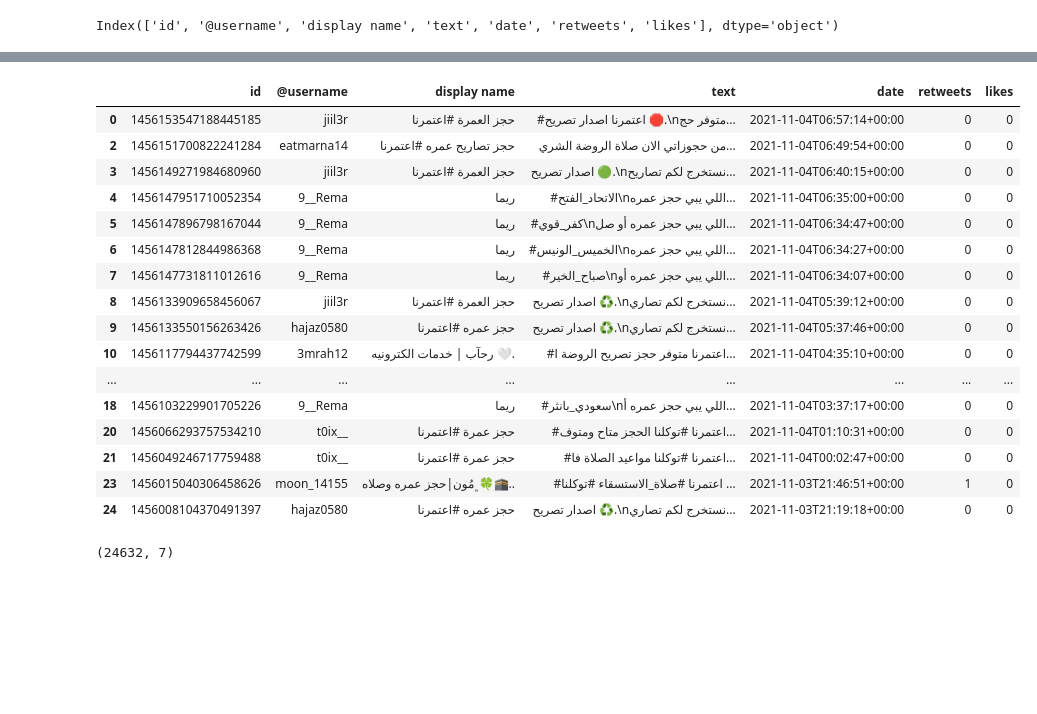
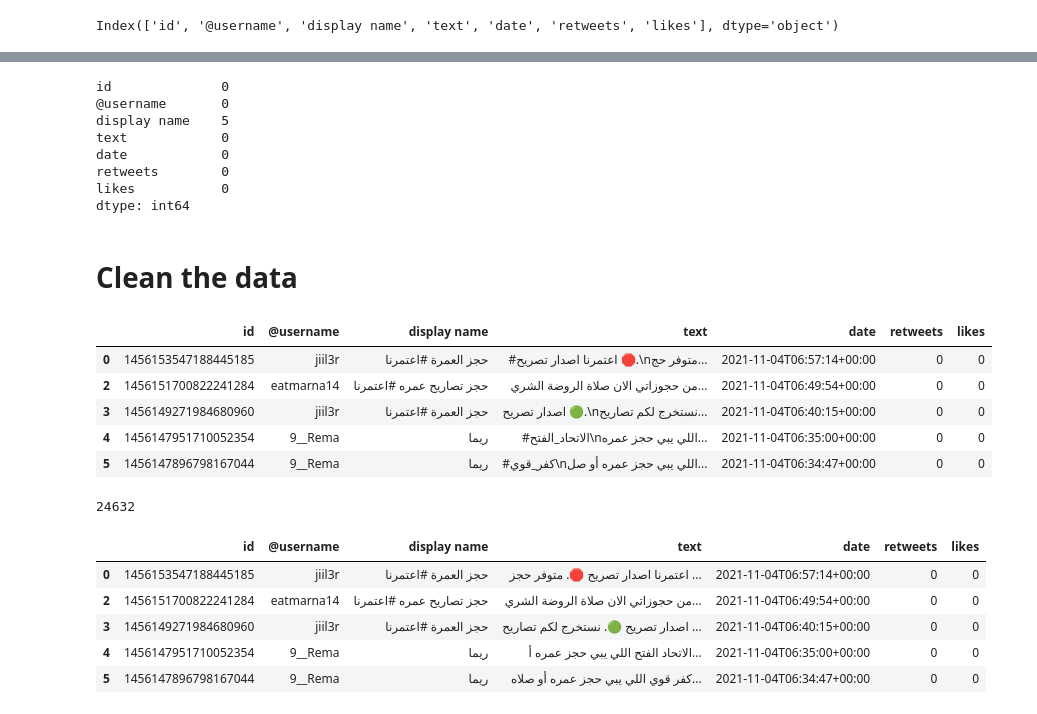
Before and after one commit to GHADAJUFAIR1/Bootcamps, a Jupyter notebook: code.ipynb, the cells around one changed output, grey strips where cells are left out. Cells and saved outputs as stored; diff of their text form; code cells hidden in the pictures; blank space fills up the shorter version.

```diff
--- a/code.ipynb
+++ b/code.ipynb
@@ -14,5 +23,5 @@ from collections import Counter
 # %%
-Data = pd.read_excel ('EatmarnaDataset.xlsx')
+Data = pd.read_excel ('gdrive/My Drive/EatmarnaDataset.xlsx')
 # %%
 Data.shape
 # %% [output]
@@ -41,27 +61,31 @@ memory usage: 1.5+ MB
+# %%
+# check to null values
+Data.isna().sum()
+# %% [output]
+id              0
+@username       0
+display name    5
+text            0
+date            0
+retweets        0
+likes           0
+dtype: int64
+# %% [markdown]
+# **Clean** **the** **data**
 # %%
 Data.drop_duplicates(subset = "text", keep = False, inplace = True)
-Data.head(20)
+Data.head(5)
 # %% [output]
 |  | id | @username | display name | text | date | retweets | likes |
 | 0 | 1456153547188445185 | jiil3r | حجز العمرة #اعتمرنا | #اعتمرنا اصدار تصريح 🛑.\nمتوفر حج... | 2021-11-04T06:57:14+00:00 | 0 | 0 |
 | 2 | 1456151700822241284 | eatmarna14 | حجز تصاريح عمره #اعتمرنا | من حجوزاتي الان صلاة الروضة الشري... | 2021-11-04T06:49:54+00:00 | 0 | 0 |
 | 3 | 1456149271984680960 | jiil3r | حجز العمرة #اعتمرنا | اصدار تصريح 🟢.\nنستخرج لكم تصاريح... | 2021-11-04T06:40:15+00:00 | 0 | 0 |
 | 4 | 1456147951710052354 | 9__Rema | ريما | #الاتحاد_الفتح\nاللي يبي حجز عمره... | 2021-11-04T06:35:00+00:00 | 0 | 0 |
 | 5 | 1456147896798167044 | 9__Rema | ريما | #كفر_قوي\nاللي يبي حجز عمره أو صل... | 2021-11-04T06:34:47+00:00 | 0 | 0 |
-| 6 | 1456147812844986368 | 9__Rema | ريما | #الخميس_الونيس\nاللي يبي حجز عمره... | 2021-11-04T06:34:27+00:00 | 0 | 0 |
-| 7 | 1456147731811012616 | 9__Rema | ريما | #صباح_الخير\nاللي يبي حجز عمره أو... | 2021-11-04T06:34:07+00:00 | 0 | 0 |
-| 8 | 1456133909658456067 | jiil3r | حجز العمرة #اعتمرنا | اصدار تصريح ♻️.\nنستخرج لكم تصاري... | 2021-11-04T05:39:12+00:00 | 0 | 0 |
-| 9 | 1456133550156263426 | hajaz0580 | حجز عمره #اعتمرنا | اصدار تصريح ♻️.\nنستخرج لكم تصاري... | 2021-11-04T05:37:46+00:00 | 0 | 0 |
-| 10 | 1456117794437742599 | 3mrah12 | رحآب | خدمات الكترونيه 🤍. | #اعتمرنا متوفر حجز تصريح الروضة ا... | 2021-11-04T04:35:10+00:00 | 0 | 0 |
-| ... | ... | ... | ... | ... | ... | ... | ... |
-| 18 | 1456103229901705226 | 9__Rema | ريما | #سعودي_بانثر\nاللي يبي حجز عمره أ... | 2021-11-04T03:37:17+00:00 | 0 | 0 |
-| 20 | 1456066293757534210 | t0ix__ | حجز عمرة #اعتمرنا | #اعتمرنا #توكلنا الحجز متاح ومتوف... | 2021-11-04T01:10:31+00:00 | 0 | 0 |
-| 21 | 1456049246717759488 | t0ix__ | حجز عمرة #اعتمرنا | #اعتمرنا #توكلنا مواعيد الصلاة فا... | 2021-11-04T00:02:47+00:00 | 0 | 0 |
-| 23 | 1456015040306458626 | moon_14155 | ﮼مُون|حجز عمره وصلاه🍀🕋.. | #اعتمرنا #صلاة_الاستسقاء #توكلنا ... | 2021-11-03T21:46:51+00:00 | 1 | 0 |
-| 24 | 1456008104370491397 | hajaz0580 | حجز عمره #اعتمرنا | اصدار تصريح ♻️.\nنستخرج لكم تصاري... | 2021-11-03T21:19:18+00:00 | 0 | 0 |
-# %%
-Data.shape
-# %% [output]
-(24632, 7)
+# %%
+# how much data do I have after removing duplicated tweets?
+len(Data)
+# %% [output]
+24632
 # %%
 # Removing mentions and links from tweets
@@ -81,3 +105,11 @@ def processPost(tweet):
     return tweet
 # %%
 Data["text"] = Data['text'].apply(lambda x: processPost(x))
+Data.head(5)
+# %% [output]
+|  | id | @username | display name | text | date | retweets | likes |
+| 0 | 1456153547188445185 | jiil3r | حجز العمرة #اعتمرنا | اعتمرنا اصدار تصريح 🛑. متوفر حجز ... | 2021-11-04T06:57:14+00:00 | 0 | 0 |
+| 2 | 1456151700822241284 | eatmarna14 | حجز تصاريح عمره #اعتمرنا | من حجوزاتي الان صلاة الروضة الشري... | 2021-11-04T06:49:54+00:00 | 0 | 0 |
+| 3 | 1456149271984680960 | jiil3r | حجز العمرة #اعتمرنا | اصدار تصريح 🟢. نستخرج لكم تصاريح ... | 2021-11-04T06:40:15+00:00 | 0 | 0 |
+| 4 | 1456147951710052354 | 9__Rema | ريما | الاتحاد الفتح اللي يبي حجز عمره أ... | 2021-11-04T06:35:00+00:00 | 0 | 0 |
+| 5 | 1456147896798167044 | 9__Rema | ريما | كفر قوي اللي يبي حجز عمره أو صلاه... | 2021-11-04T06:34:47+00:00 | 0 | 0 |
```
Also changed, not shown: parts of 65 cells of this notebook.
